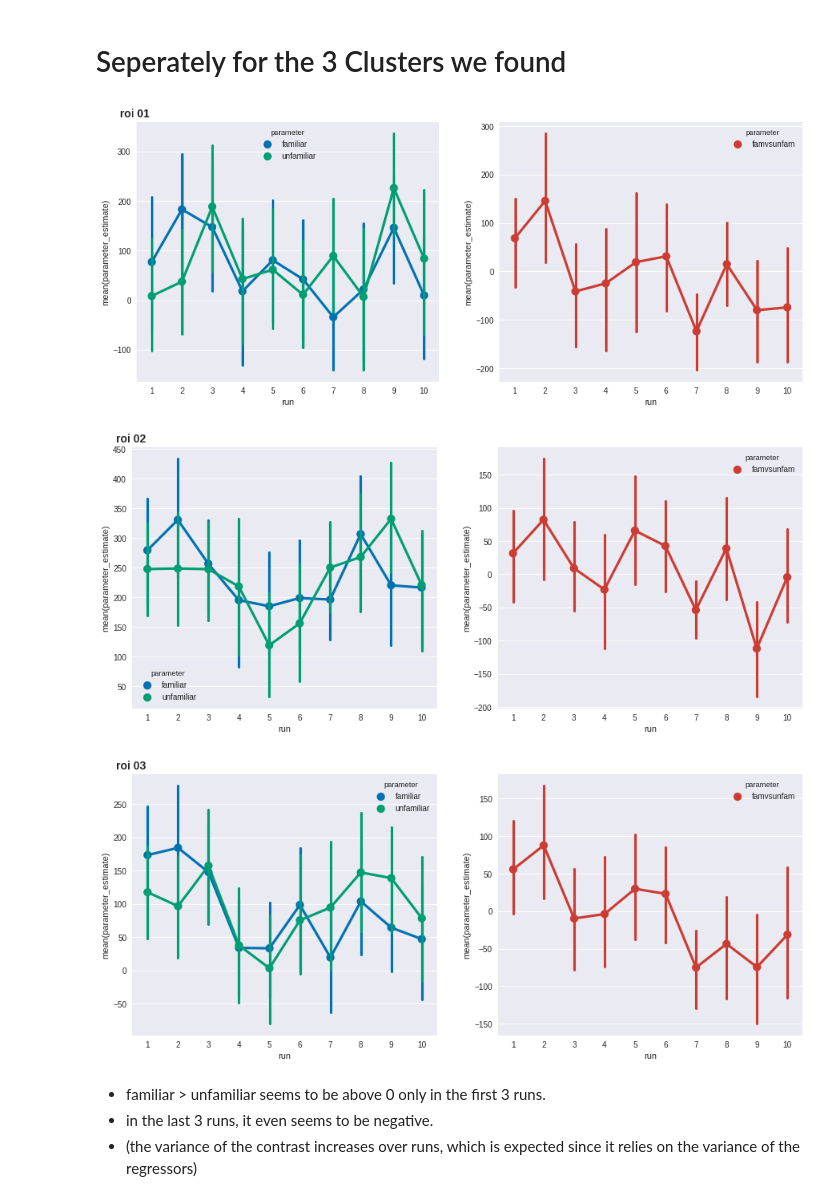
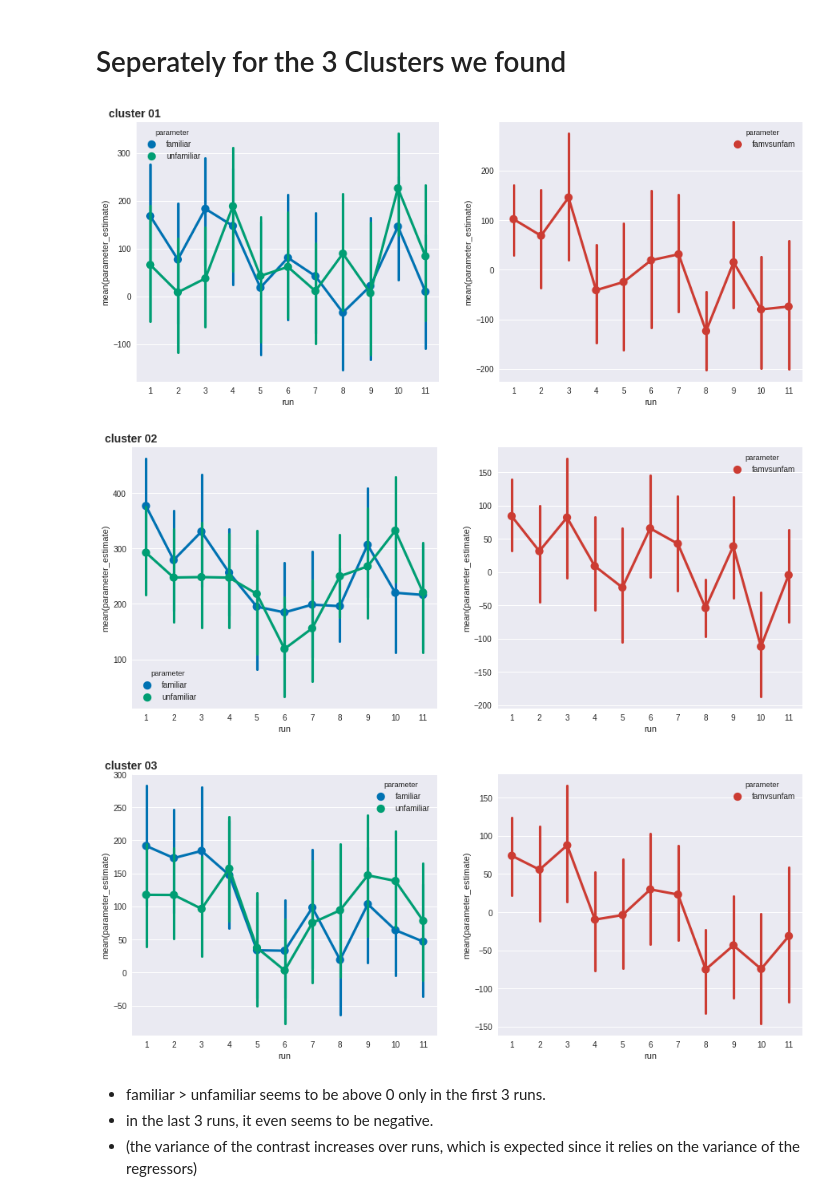
Before and after one commit to oliver-contier/famface-temporal-dynamics, a Jupyter notebook: notebooks/plot_mean_betas.ipynb, the cells around one changed output. Cells and saved outputs as stored; diff of their text form; code cells hidden in the pictures.

```diff
--- a/notebooks/plot_mean_betas.ipynb
+++ b/notebooks/plot_mean_betas.ipynb
@@ -20,7 +20,7 @@ def append_sub(csvfile, sub, ptype):
     df = pd.DataFrame()
 
     # read from csv
-    csv_df = pd.read_csv(csvfile)
+    csv_df = pd.read_csv(csvfile, header=None)
 
     # iterate over the 3 clusters
     for c in list(csv_df.columns.values):
@@ -158,32 +171,32 @@ plt.close(c2.fig)
 # %%
 for roi in sorted(set(df_cl.roi.values)):
 
     # initiating subplots
     fig, (ax1, ax2) = plt.subplots(ncols=2, sharey=False, figsize=(15,6))
 
     # plot two columns
     c1 = sns.factorplot('run', hue='parameter', y='parameter_estimate', ax=ax1, palette='colorblind',
                         data=df_cl[(df_cl.stats=='cope') & (df_cl.roi==roi)][(df_cl.parameter == 'familiar') | (df_cl.parameter=='unfamiliar')],
                         kind='point',
                         ci=95)
 
     c2 = sns.factorplot('run', hue='parameter', y='parameter_estimate', ax=ax2, palette=ocred,
                         data=df_cl[(df_cl.stats=='cope') & (df_cl.roi==roi)][df_cl.parameter == 'famvsunfam'],
                         kind='point',
                         ci=95)
 
     # add roi number/name in title
-    ax1.title.set_text('roi %02d ' % roi)
+    ax1.title.set_text('cluster %02d ' % roi)
     ax1.title.set_position(xy=[0, 1])
     ax1.title.set_fontproperties(title_font)
 
     # close redundent subplots, that are produced for unknown reasons...
     plt.close(c1.fig)
     plt.close(c2.fig)
 # %% [output]
-[figure, old version]
+[figure, new version]
-[figure, old version]
+[figure, new version]
-[figure, old version]
+[figure, new version]
 # %% [markdown]
 - familiar > unfamiliar seems to be above 0 only in the first 3 runs.
 - in the last 3 runs, it even seems to be negative.
```
Also changed, not shown: parts of 19 cells of this notebook.
